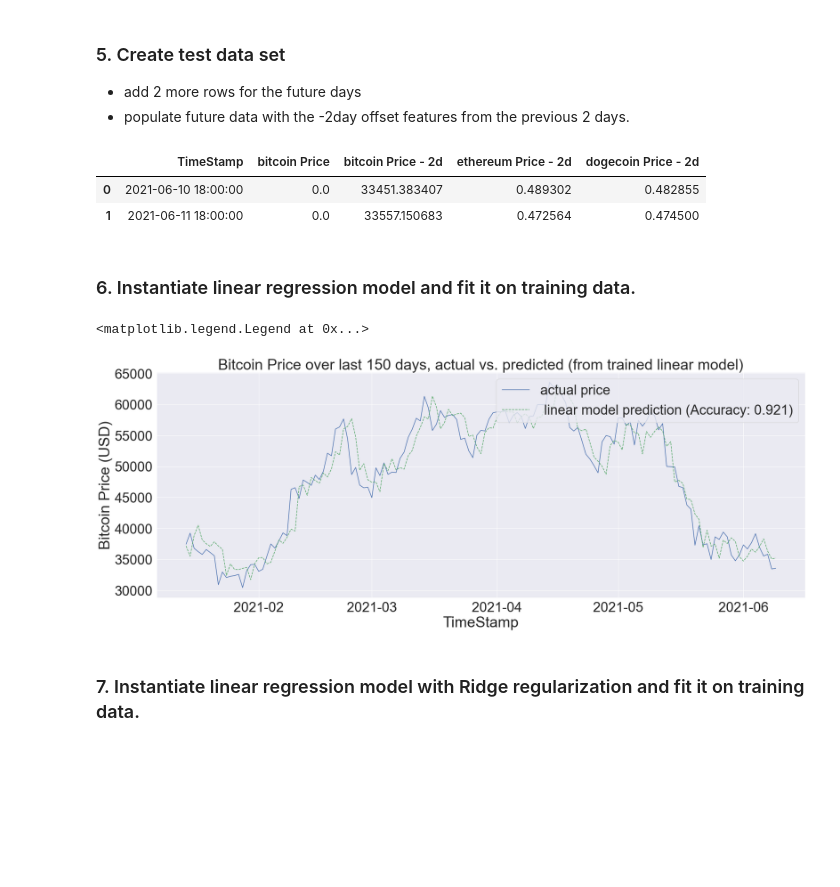
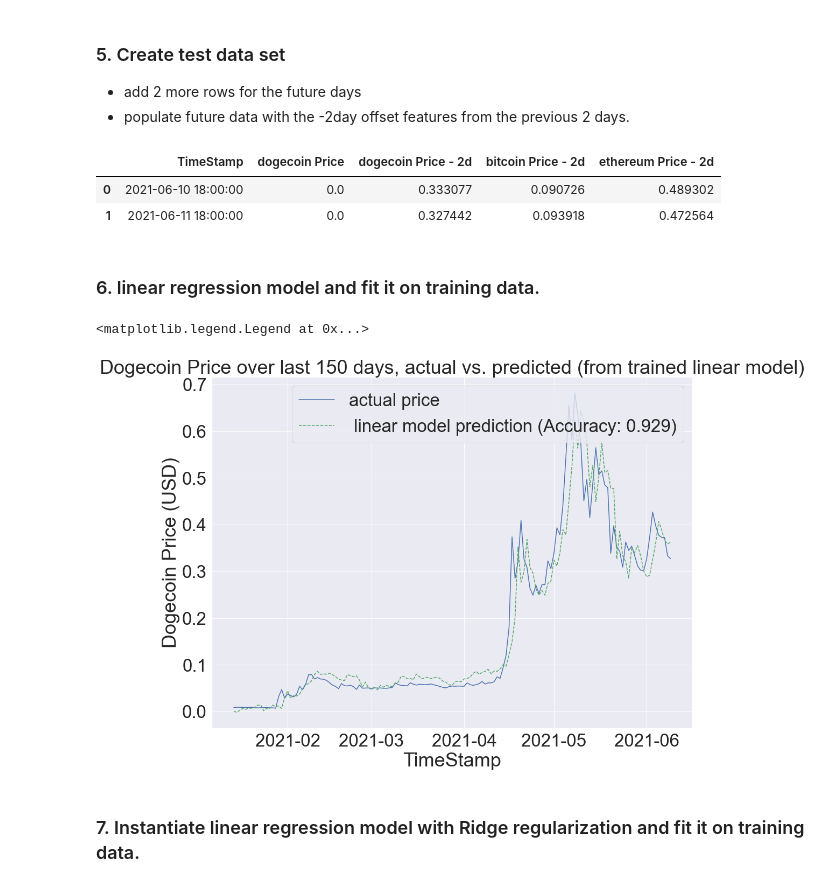
Before and after one commit to coutHan/CS349Project, a Jupyter notebook: BitcoinPricePrediction.ipynb, the cells around one changed output. Cells and saved outputs as stored; diff of their text form; code cells hidden in the pictures; blank space fills up the shorter version.

```diff
--- a/BitcoinPricePrediction.ipynb
+++ b/BitcoinPricePrediction.ipynb
@@ -15,7 +15,7 @@ from sklearn.preprocessing import PolynomialFeatures
 
 url_pre = 'https://api.coingecko.com/api/v3/coins/'
 url_suf = '/market_chart?vs_currency=usd&days=150'
-coins = ['bitcoin', 'ethereum', 'dogecoin']
+coins = ['dogecoin', 'bitcoin', 'ethereum']
 list_of_dfs = []
 for coin in coins:
     url = url_pre + coin + url_suf
@@ -47,10 +47,10 @@ def apply_changes(dataframe):
     a = dataframe.copy()
     a.dropna(inplace=True)
     #scale data
-    #except for bitcoin Price, since this is eventually going to be the prediction/output #'bitcoin Price',
+    #except for dogecoin Price, since this is eventually going to be the prediction/output #'dogecoin Price',
     features_to_scale = [
-                        'ethereum Price',
-                        'dogecoin Price',
+                        'bitcoin Price',
+                        'ethereum Price'
                         ]
 
     a.dropna(inplace=True)
@@ -64,9 +64,9 @@ def apply_changes(dataframe):
 
     #phase-shift all features, this time including the bitcoin Price data
     features_to_shift = [
+                        'dogecoin Price',
                         'bitcoin Price',
                         'ethereum Price',
-                        'dogecoin Price',
                         ]
 
     for feature in features_to_shift:
@@ -158,23 +153,26 @@ training_and_testing.iat[-2, 0] = pd.to_datetime(t[-2]) + pd.DateOffset(days=1,
 training_and_testing.iat[-1, 0] = pd.to_datetime(t[-2]) + pd.DateOffset(days=2, minutes=1080)
 
 features_to_shift = [
+                    'dogecoin Price',
                      'bitcoin Price',
                      'ethereum Price',
-                     'dogecoin Price'
+
                     ]
 
 features_to_fit = [
+                    'dogecoin Price - 2d',
                     'bitcoin Price - 2d',
                     'ethereum Price - 2d',
-                    'dogecoin Price - 2d',
+
                     ]
 
 all_model_features = [
                     'TimeStamp',
-                    'bitcoin Price',
+                    'dogecoin Price',
+                    'dogecoin Price - 2d',
                     'bitcoin Price - 2d',
                     'ethereum Price - 2d',
-                    'dogecoin Price - 2d',
+
                     ]
 
 for i in features_to_shift:
@@ -184,32 +182,32 @@ for i in features_to_shift:
 testing_data = training_and_testing.iloc[-2:][all_model_features]
 testing_data
 # %% [output]
-|  | TimeStamp | bitcoin Price | bitcoin Price - 2d | ethereum Price - 2d | dogecoin Price - 2d |
-| 0 | 2021-06-10 18:00:00 | 0.0 | 33451.383407 | 0.489302 | 0.482855 |
-| 1 | 2021-06-11 18:00:00 | 0.0 | 33557.150683 | 0.472564 | 0.474500 |
+|  | TimeStamp | dogecoin Price | dogecoin Price - 2d | bitcoin Price - 2d | ethereum Price - 2d |
+| 0 | 2021-06-10 18:00:00 | 0.0 | 0.333077 | 0.090726 | 0.489302 |
+| 1 | 2021-06-11 18:00:00 | 0.0 | 0.327442 | 0.093918 | 0.472564 |
 # %% [markdown]
-### 6. Instantiate linear regression model and fit it on training data.
+### 6. linear regression model and fit it on training data.
 # %%
 X_train = np.array(training_data[features_to_fit])
-y_train = np.array(training_data[['bitcoin Price']])
+y_train = np.array(training_data[['dogecoin Price']])
 sns.set(font_scale=3)
 
 m_linear = LinearRegression()
 m_linear.fit(X_train, y_train)
 score_linear = m_linear.score(X_train, y_train)
 y_pred = m_linear.predict(X_train)
 
 X_axis = training_data['TimeStamp']
-plt.figure(figsize = (28,10))
+plt.figure(figsize = (16,12))
 plt.plot(X_axis, y_train, label='actual price')
 plt.plot(X_axis, y_pred, 'g--', label=' linear model prediction (Accuracy: {})'.format(round(score_linear, 3)))
-plt.title('Bitcoin Price over last {} days, actual vs. predicted (from trained linear model)'.format(days))
+plt.title('Dogecoin Price over last {} days, actual vs. predicted (from trained linear model)'.format(days))
 plt.xlabel('TimeStamp')
-plt.ylabel('Bitcoin Price (USD)')
+plt.ylabel('Dogecoin Price (USD)')
 plt.legend(loc='upper right')
 # %% [output]
 <matplotlib.legend.Legend at 0x...>
-[figure, old version]
+[figure, new version]
 # %% [markdown]
 ### 7. Instantiate linear regression model with Ridge regularization and fit it on training data.
 # %%
```
Also changed, not shown: parts of 10 cells of this notebook.
